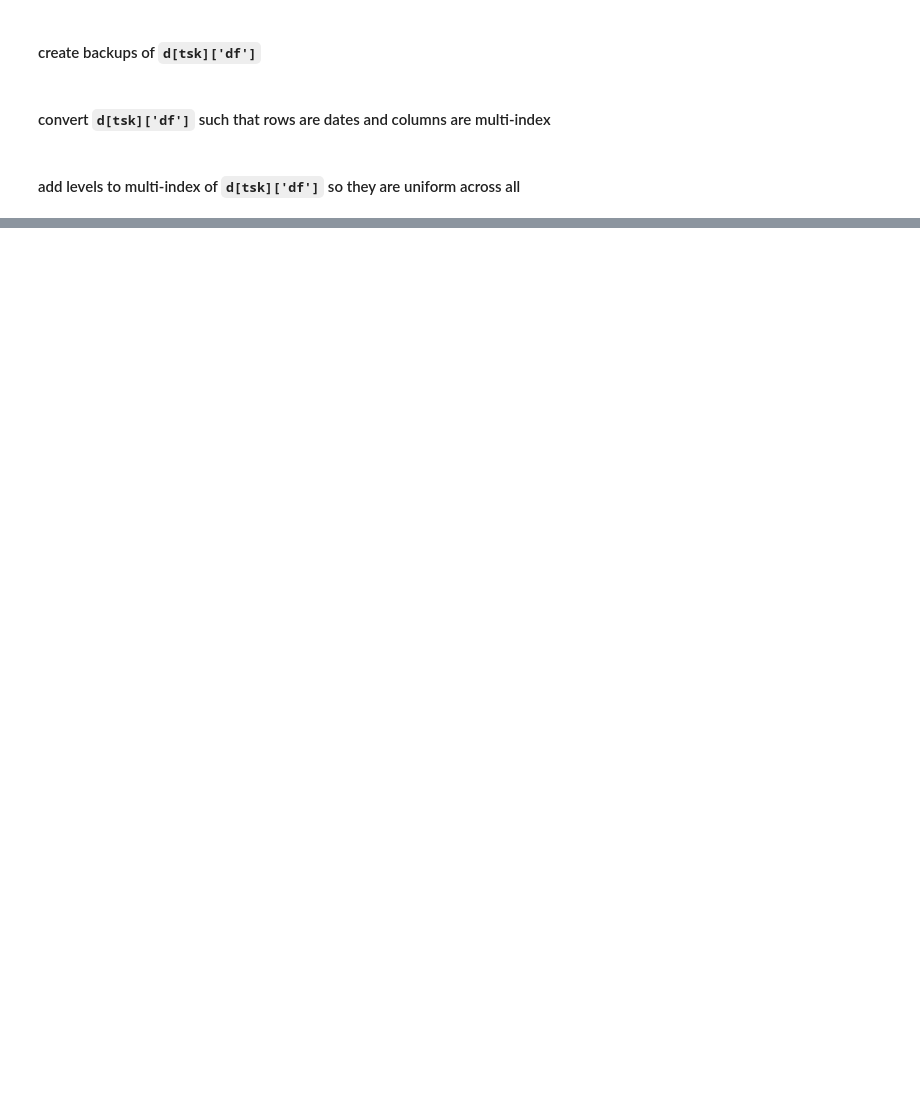
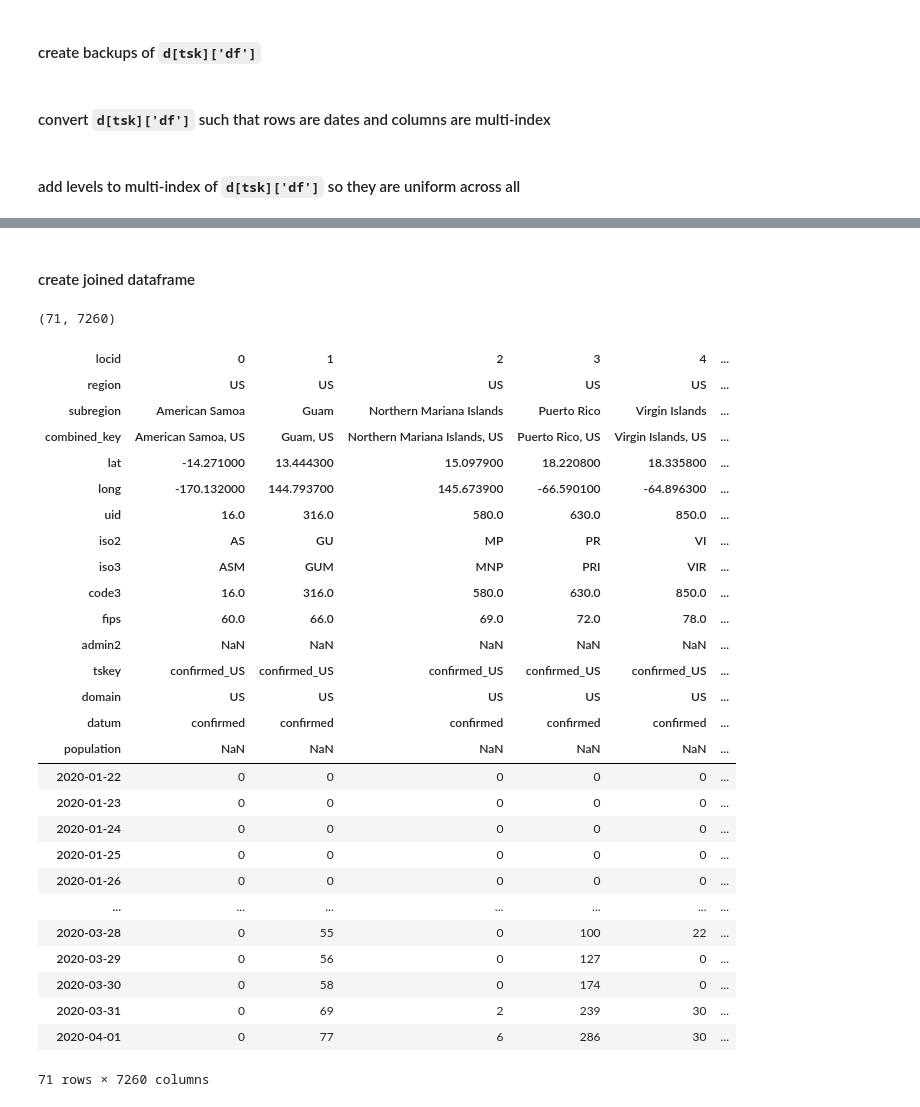
Before and after one commit to kerazarek/zcovid, a Jupyter notebook: corona_20200402.ipynb, the cells around one changed output, grey strips where cells are left out. Drawn from its saved outputs; the diff is of its cells as text; code cells hidden in the pictures; blank space fills up the shorter version.

```diff
--- a/corona_20200402.ipynb
+++ b/corona_20200402.ipynb
@@ -433,22 +413,0 @@ d['confirmed_US']['df'].join(d['confirmed_global']['df'])
-# %%
-for tsk in tskeys:  # [tskeys[1]]
-    # mindx = d[tsk]['df'].columns
-    # mindx_df = mindx.to_frame()
-    # mindx_df = mindx_df.reindex(columns=all_indx_cols)
-    # # for col in all_indx_cols:
-    # #     if col not in mindx_df.columns:
-    # #         mindx_df = mindx_df.assign(**{col: np.nan})
-    # mindx = pd.MultiIndex.from_frame(mindx_df)
-    # d[tsk]['df'].columns = mindx
-    d[tsk]['df'].columns = pd.MultiIndex.from_frame(
-        d[tsk]['df'].columns
-            .to_frame()
-            .reindex(columns=all_indx_cols)
-    )
-
-
-
-print(all_indx_cols)
-print(mindx_df.columns)
-# mindx_df
-d[tskeys[3]]['df']
@@ -529,0 +414,39 @@ mindx_df.assign(a=np.nan)
+# %% [markdown]
+#### create joined dataframe
+# %%
+d['all'] = {'df': d[tskeys[0]]['df']}
+for tsk in tskeys[1:]:
+    d['all']['df'] = d['all']['df'].join(d[tsk]['df'])
+
+print(d['all']['df'].shape)
+d['all']['df']
+# %% [output]
+(71, 7260)
+| locid | 0 | 1 | 2 | 3 | 4 | ... |
+| region | US | US | US | US | US | ... |
+| subregion | American Samoa | Guam | Northern Mariana Islands | Puerto Rico | Virgin Islands | ... |
+| combined_key | American Samoa, US | Guam, US | Northern Mariana Islands, US | Puerto Rico, US | Virgin Islands, US | ... |
+| lat | -14.271000 | 13.444300 | 15.097900 | 18.220800 | 18.335800 | ... |
+| long | -170.132000 | 144.793700 | 145.673900 | -66.590100 | -64.896300 | ... |
+| uid | 16.0 | 316.0 | 580.0 | 630.0 | 850.0 | ... |
+| iso2 | AS | GU | MP | PR | VI | ... |
+| iso3 | ASM | GUM | MNP | PRI | VIR | ... |
+| code3 | 16.0 | 316.0 | 580.0 | 630.0 | 850.0 | ... |
+| fips | 60.0 | 66.0 | 69.0 | 72.0 | 78.0 | ... |
+| admin2 | NaN | NaN | NaN | NaN | NaN | ... |
+| tskey | confirmed_US | confirmed_US | confirmed_US | confirmed_US | confirmed_US | ... |
+| domain | US | US | US | US | US | ... |
+| datum | confirmed | confirmed | confirmed | confirmed | confirmed | ... |
+| population | NaN | NaN | NaN | NaN | NaN | ... |
+| 2020-01-22 | 0 | 0 | 0 | 0 | 0 | ... |
+| 2020-01-23 | 0 | 0 | 0 | 0 | 0 | ... |
+| 2020-01-24 | 0 | 0 | 0 | 0 | 0 | ... |
+| 2020-01-25 | 0 | 0 | 0 | 0 | 0 | ... |
+| 2020-01-26 | 0 | 0 | 0 | 0 | 0 | ... |
+| ... | ... | ... | ... | ... | ... | ... |
+| 2020-03-28 | 0 | 55 | 0 | 100 | 22 | ... |
+| 2020-03-29 | 0 | 56 | 0 | 127 | 0 | ... |
+| 2020-03-30 | 0 | 58 | 0 | 174 | 0 | ... |
+| 2020-03-31 | 0 | 69 | 2 | 239 | 30 | ... |
+| 2020-04-01 | 0 | 77 | 6 | 286 | 30 | ... |
+71 rows × 7260 columns
```
Also changed, not shown: parts of 19 cells of this notebook.
